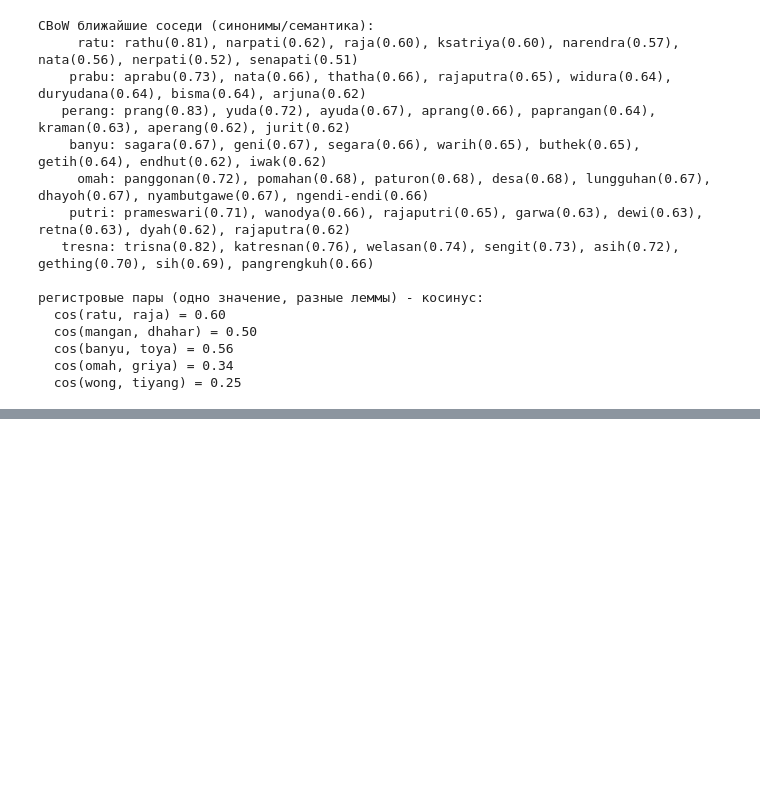
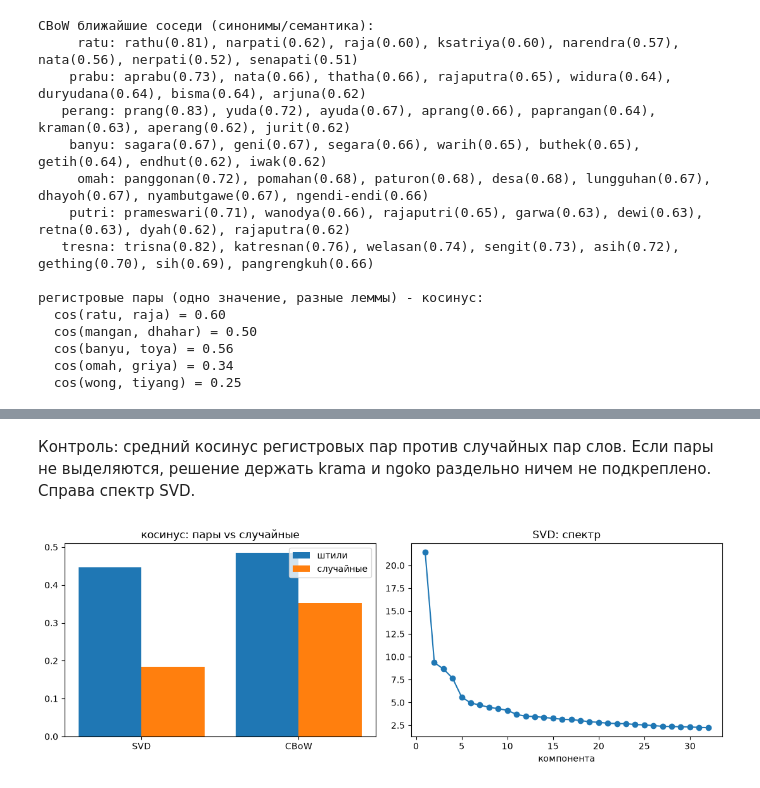
Before and after one commit to fiorigzg/lab, a Jupyter notebook: yavan/work/process_corpus.ipynb, the cells around one changed output, grey strips where cells are left out. Drawn from its saved outputs; the diff is of its cells as text; code cells hidden in the pictures; blank space fills up the shorter version.

```diff
--- a/yavan/work/process_corpus.ipynb
+++ b/yavan/work/process_corpus.ipynb
@@ -1218,0 +1225,18 @@ CBoW ближайшие соседи (синонимы/семантика):
+# %% [markdown]
+Контроль: средний косинус регистровых пар против случайных пар слов. Если пары не выделяются, решение держать krama и ngoko раздельно ничем не подкреплено. Справа спектр SVD.
+# %%
+STYLE = [("ratu","raja"),("mangan","dhahar"),("banyu","toya"),("omah","griya"),("wong","tiyang"),("perang","yuda")]
+rng = np.random.default_rng(0)
+def rnd(e):
+    ks = list(getattr(e, "key_to_index", e))
+    return np.mean([cos_emb(e, ks[i], ks[j]) for i,j in rng.integers(0, len(ks), (300, 2))])
+fig, ax = plt.subplots(1, 2, figsize=(11, 4))
+x = np.arange(len(E))
+ax[0].bar(x-.2, [np.mean([cos_emb(e,a,b) for a,b in STYLE]) for e in E.values()], .4, label="штили")
+ax[0].bar(x+.2, [rnd(e) for e in E.values()], .4, label="случайные")
+ax[0].set_xticks(x, list(E)); ax[0].legend(); ax[0].set_title("косинус: пары vs случайные")
+sig = np.sort(np.linalg.norm(mat(svd_dict, list(svd_dict)), axis=0))[::-1]
+ax[1].plot(range(1, len(sig)+1), sig, "o-"); ax[1].set_title("SVD: спектр"); ax[1].set_xlabel("компонента")
+plt.tight_layout(); plt.show()
+# %% [output]
+[figure, added]
```
Also changed, not shown: parts of 29 cells of this notebook, 3 other files.
